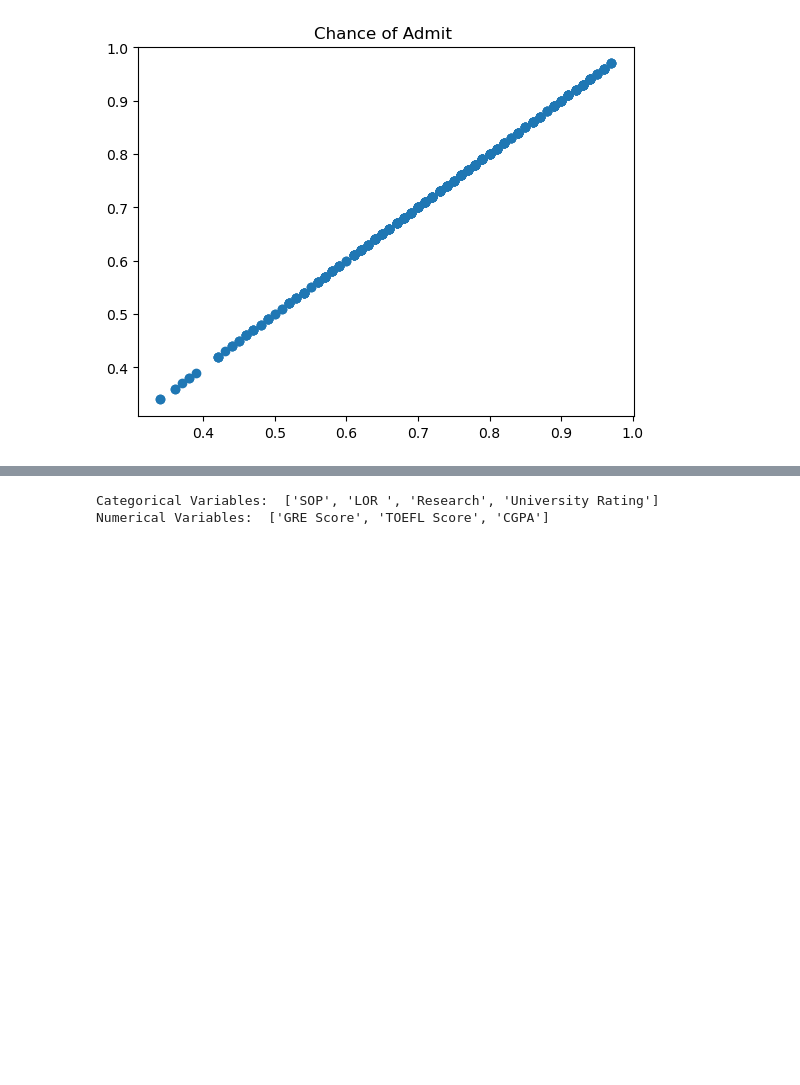
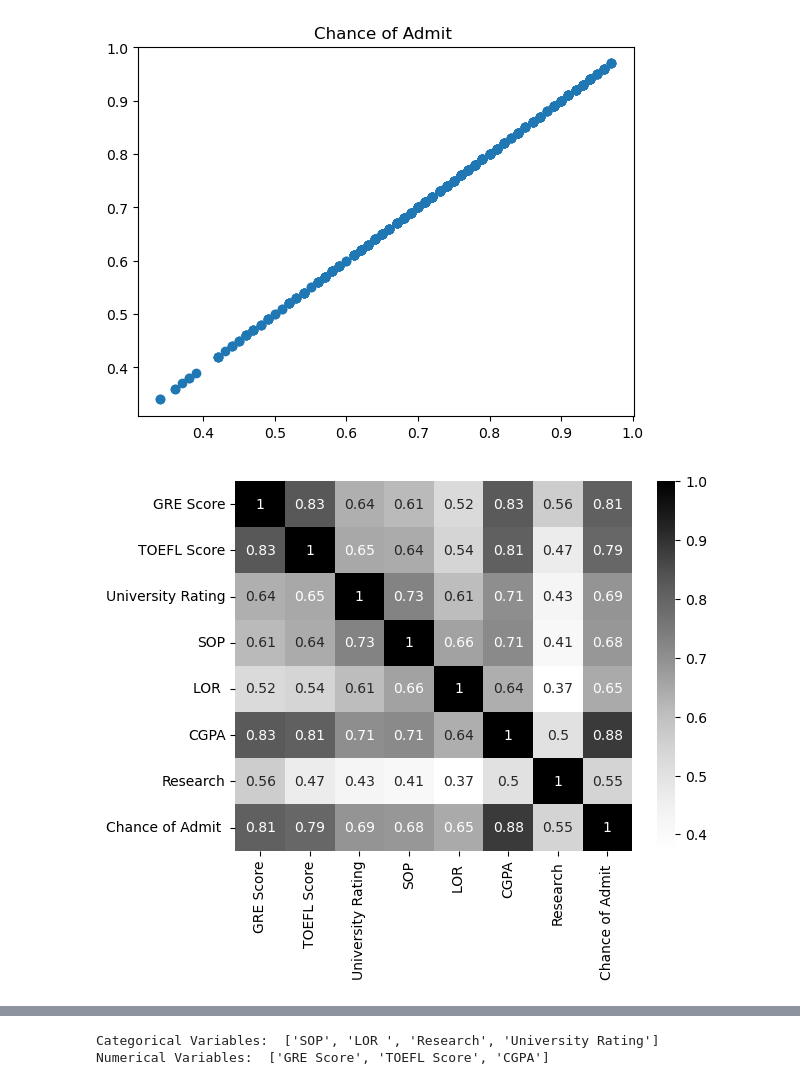
Before and after one commit to prathamagrawal/College_Admit, a Jupyter notebook: ML_EDA_Data Analysis/mlmodel.ipynb, the cells around one changed output, grey strips where cells are left out. Drawn from its saved outputs; the diff is of its cells as text; code cells hidden in the pictures; blank space fills up the shorter version.

```diff
--- a/ML_EDA_Data Analysis/mlmodel.ipynb
+++ b/ML_EDA_Data Analysis/mlmodel.ipynb
@@ -50,5 +50,7 @@ plot_scatter(data,y)
 [figure]
 [figure]
 # %%
-dataplot = sb.heatmap(data.corr(), cmap="OrRd", annot=True)
+dataplot = sb.heatmap(data.corr(), cmap="Greys", annot=True)
 plt.show()
+# %% [output]
+[figure, added]
```
Also changed, not shown: parts of 4 cells of this notebook, 4 other files.
